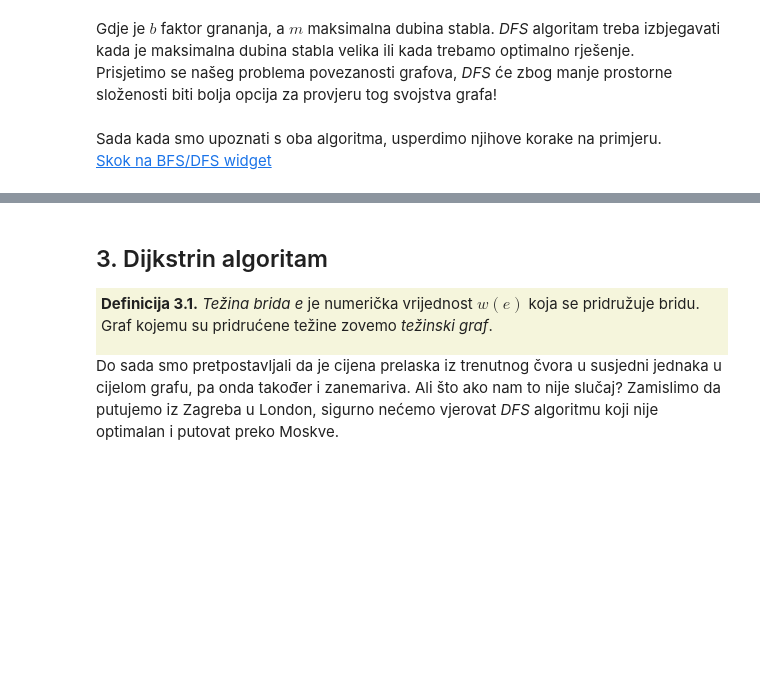
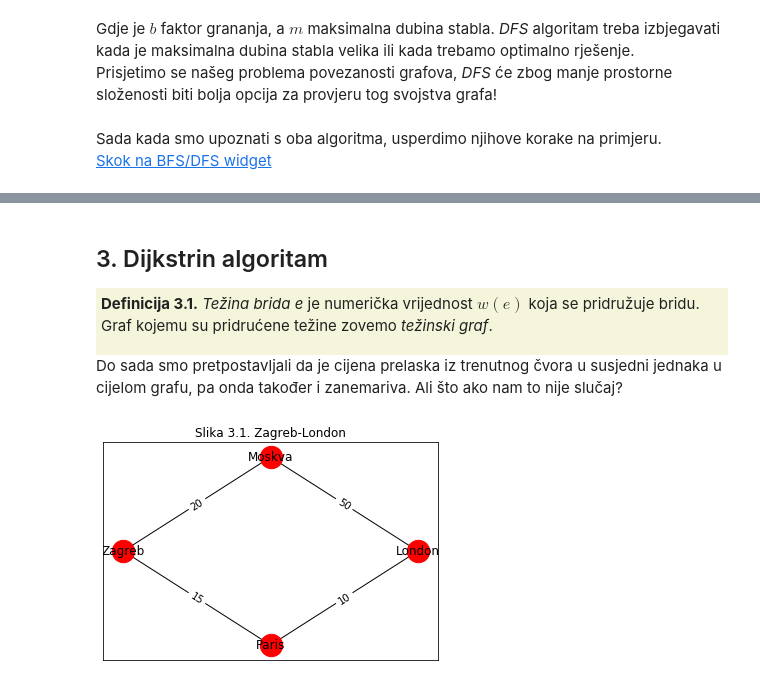
Before and after one commit to nivuckovic/matematicki-softver-esej1, a Jupyter notebook: BFS.ipynb, the cells around one changed output, grey strips where cells are left out. Drawn from its saved outputs; the diff is of its cells as text; code cells hidden in the pictures; blank space fills up the shorter version.

```diff
--- a/BFS.ipynb
+++ b/BFS.ipynb
@@ -750,4 +752,26 @@ DFS tablica podataka
 </div>
 
 
-Do sada smo pretpostavljali da je cijena prelaska iz trenutnog čvora u susjedni jednaka u cijelom grafu, pa onda također i zanemariva. Ali što ako nam to nije slučaj? Zamislimo da putujemo iz Zagreba u London, sigurno nećemo vjerovat *DFS* algoritmu koji nije optimalan i putovat preko Moskve.
+Do sada smo pretpostavljali da je cijena prelaska iz trenutnog čvora u susjedni jednaka u cijelom grafu, pa onda također i zanemariva. Ali što ako nam to nije slučaj?
+# %%
+# inicijaliziramo graf
+graf_putovanje = nx.Graph()
+graf_putovanje.add_edges_from([(0, 1, {'weight' : 50}),
+                               (1, 2, {'weight' : 20}),
+                               (2, 3, {'weight' : 15}),
+                               (0, 3, {'weight' : 10})])
+
+# ključevi su namješteni iz slike
+node_labels_graf_putovanje = { 2 : 'Zagreb', 1 : 'Moskva', 3 : 'Paris', 0 : 'London'}
+
+# crtam graf
+pos_graf_putovanje = nx.shell_layout(graf_putovanje)
+nx.draw_networkx(graf_putovanje, pos_graf_putovanje, node_size=500,
+                 with_labels=True, labels=node_labels_graf_putovanje, node_color='red')
+
+# crtam težine
+weights_graf_putovanje = nx.get_edge_attributes(graf_putovanje,'weight')
+nx.draw_networkx_edge_labels(graf_putovanje, pos_graf_putovanje, edge_labels=weights_graf_putovanje);
+plt.title('Slika 3.1. Zagreb-London');
+# %% [output]
+[figure, added]
```
Also changed, not shown: parts of 19 cells of this notebook.
